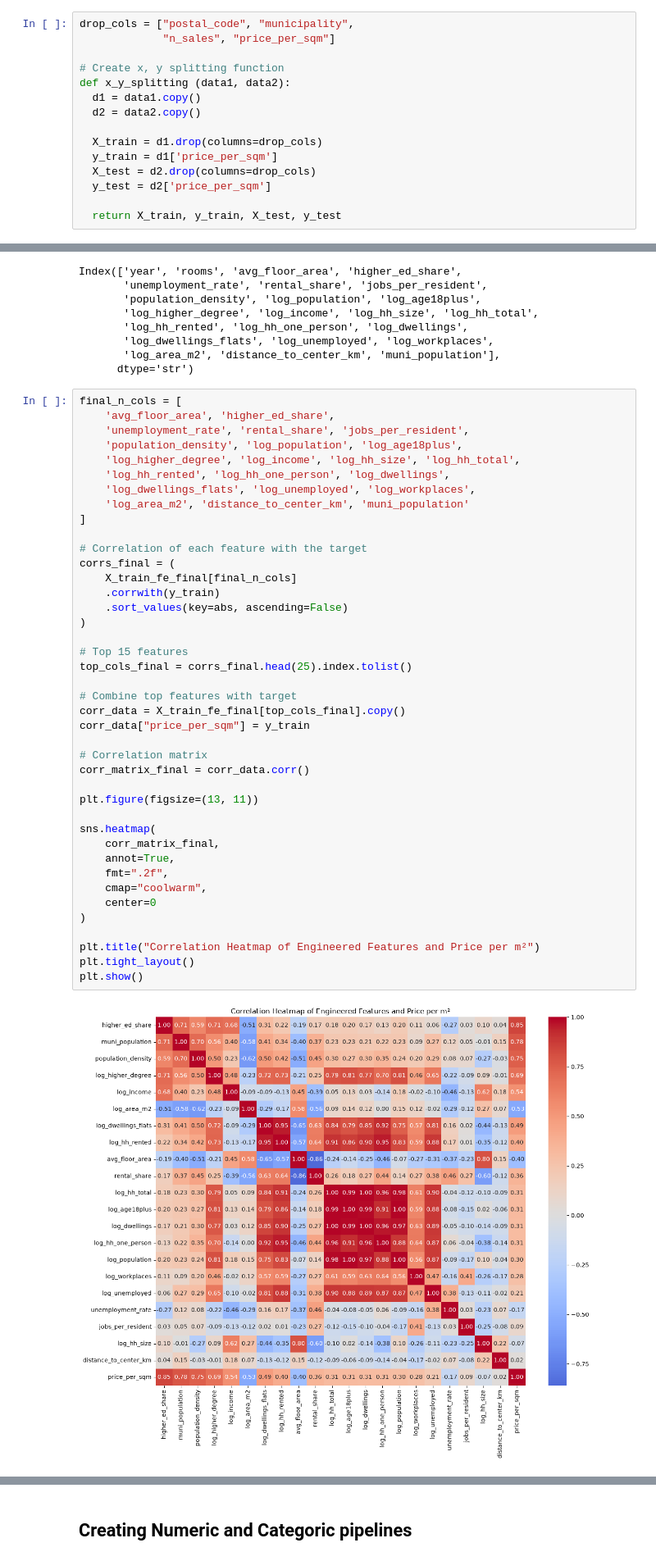
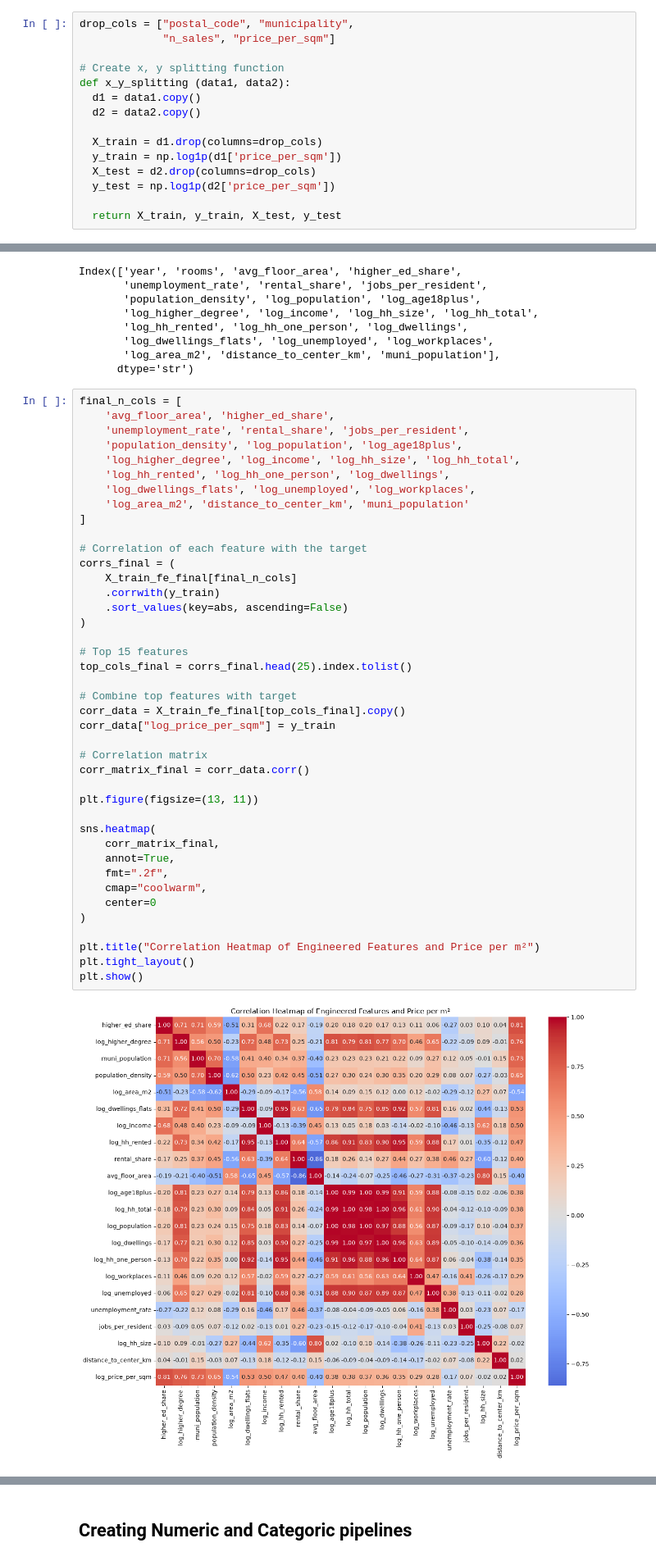
Before and after one commit to Amila-codes/housing-affordability-fi, a Jupyter notebook: notebooks/Capstone.ipynb, the cells around one changed output, grey strips where cells are left out. Shown at 82% size. Drawn from its saved outputs; the diff is of its cells as text.

```diff
--- a/notebooks/Capstone.ipynb
+++ b/notebooks/Capstone.ipynb
@@ -965,9 +965,9 @@ def x_y_splitting (data1, data2):
   d2 = data2.copy()
 
   X_train = d1.drop(columns=drop_cols)
-  y_train = d1['price_per_sqm']
+  y_train = np.log1p(d1['price_per_sqm'])
   X_test = d2.drop(columns=drop_cols)
-  y_test = d2['price_per_sqm']
+  y_test = np.log1p(d2['price_per_sqm'])
 
   return X_train, y_train, X_test, y_test
 # %%
@@ -1563,32 +1565,32 @@ final_n_cols = [
 # Correlation of each feature with the target
 corrs_final = (
     X_train_fe_final[final_n_cols]
     .corrwith(y_train)
     .sort_values(key=abs, ascending=False)
 )
 
 # Top 15 features
 top_cols_final = corrs_final.head(25).index.tolist()
 
 # Combine top features with target
 corr_data = X_train_fe_final[top_cols_final].copy()
-corr_data["price_per_sqm"] = y_train
+corr_data["log_price_per_sqm"] = y_train
 
 # Correlation matrix
 corr_matrix_final = corr_data.corr()
 
 plt.figure(figsize=(13, 11))
 
 sns.heatmap(
     corr_matrix_final,
     annot=True,
     fmt=".2f",
     cmap="coolwarm",
     center=0
 )
 
 plt.title("Correlation Heatmap of Engineered Features and Price per m²")
 plt.tight_layout()
 plt.show()
 # %% [output]
-[figure, old version]
+[figure, new version]
```
Also changed, not shown: parts of 39 cells of this notebook.
